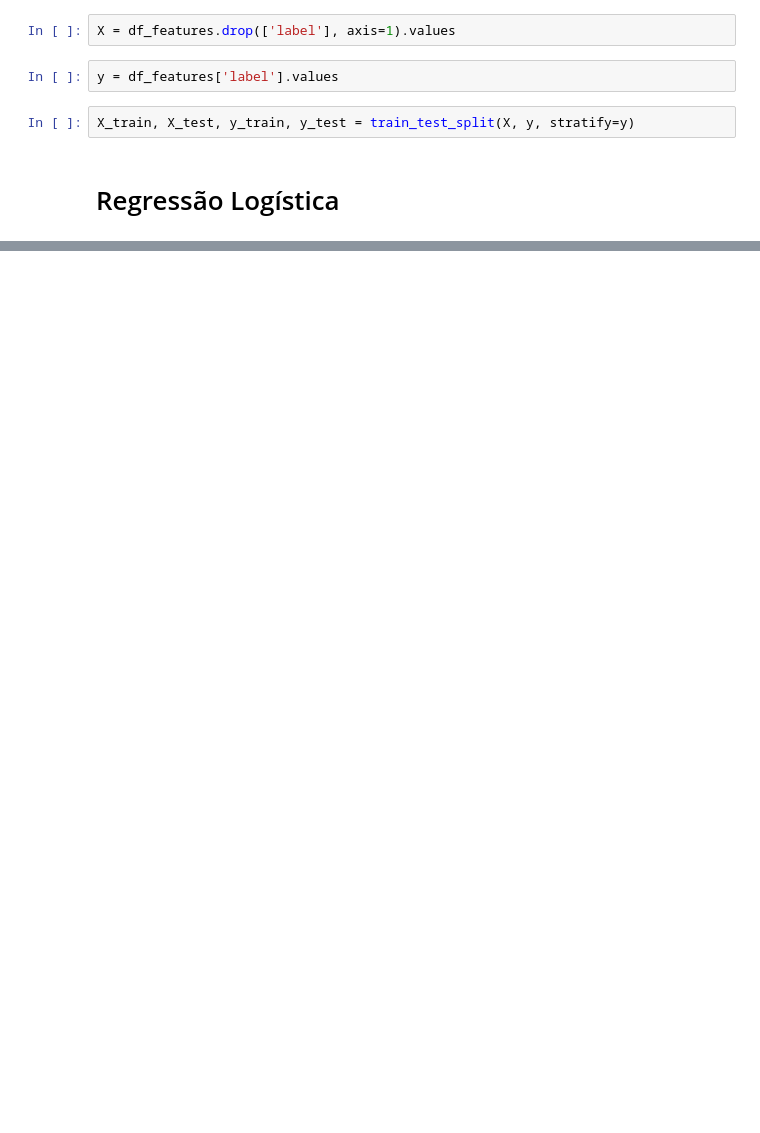
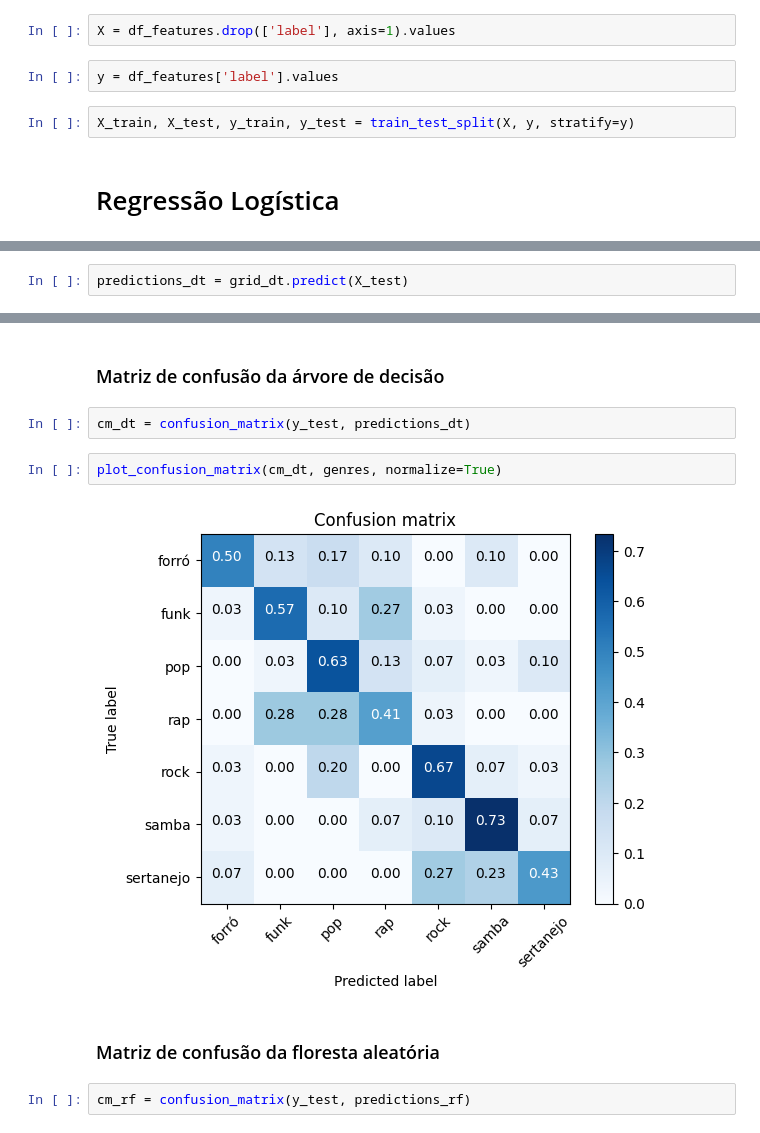
Before and after one commit to Matheus-0/Music-Genre-Classification, a Jupyter notebook: training.ipynb, the cells around one changed output, grey strips where cells are left out. Saved outputs shown, nothing was run; the diff lists cells and outputs as text; blank space fills up the shorter version.

```diff
--- a/training.ipynb
+++ b/training.ipynb
@@ -74,0 +111,2 @@ Melhor score no conjunto de teste (acurácia) = 0.792
+# %%
+predictions_dt = grid_dt.predict(X_test)
@@ -74,0 +335,12 @@ Melhor score no conjunto de teste (acurácia) = 0.792
+# %% [markdown]
+### Matriz de confusão da árvore de decisão
+# %%
+cm_dt = confusion_matrix(y_test, predictions_dt)
+# %%
+plot_confusion_matrix(cm_dt, genres, normalize=True)
+# %% [output]
+[figure, added]
+# %% [markdown]
+### Matriz de confusão da floresta aleatória
+# %%
+cm_rf = confusion_matrix(y_test, predictions_rf)
```
Also changed, not shown: parts of 65 cells of this notebook, 9 other files.
